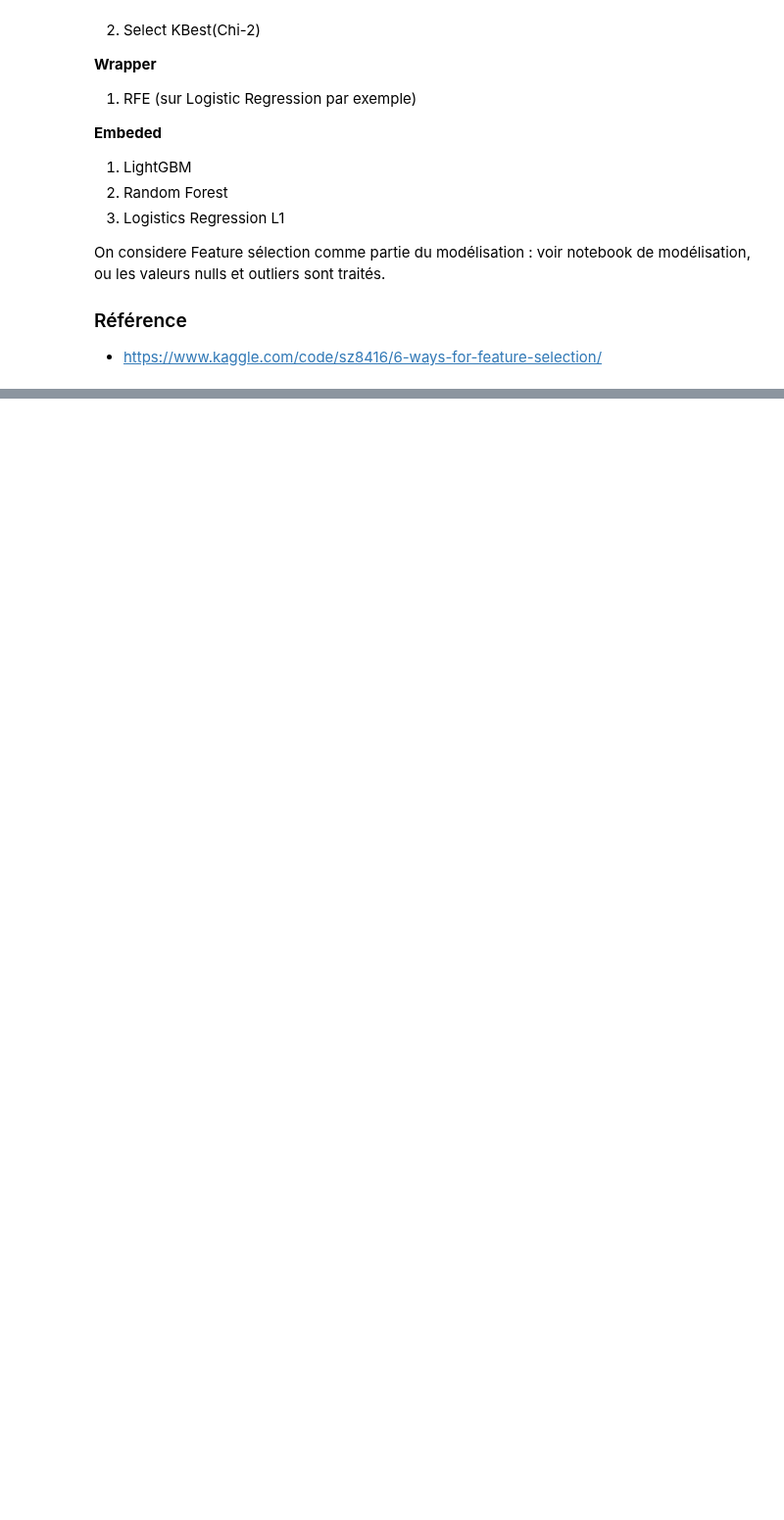
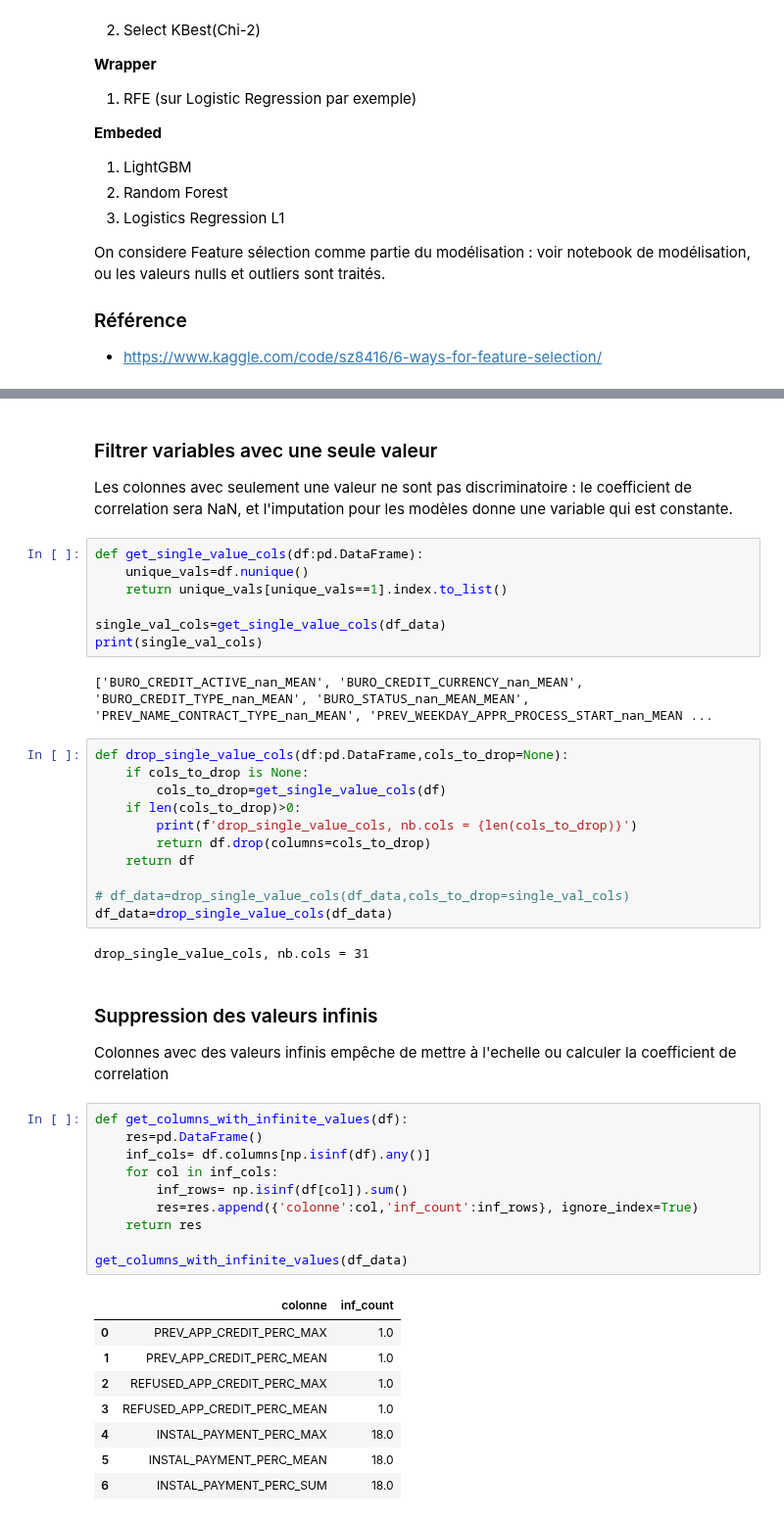
Before and after one commit to mrcreasey/oc-ds-p7-scoring-dashboard, a Jupyter notebook: code/P7_eda_nettoyage.ipynb, the cells around one changed output, grey strips where cells are left out. Shown at 98% size. Drawn from its saved outputs; the diff is of its cells as text; blank space fills up the shorter version.

```diff
--- a/code/P7_eda_nettoyage.ipynb
+++ b/code/P7_eda_nettoyage.ipynb
@@ -1080,0 +1092,49 @@ On considere Feature sélection comme partie du modélisation : voir notebook de
+# %% [markdown]
+### Filtrer variables avec une seule valeur
+
+Les colonnes avec seulement une valeur ne sont pas discriminatoire : le coefficient de correlation sera NaN, et l'imputation pour les modèles donne une variable qui est constante.
+# %%
+def get_single_value_cols(df:pd.DataFrame):
+    unique_vals=df.nunique()
+    return unique_vals[unique_vals==1].index.to_list()
+
+single_val_cols=get_single_value_cols(df_data)
+print(single_val_cols)
+# %% [output]
+['BURO_CREDIT_ACTIVE_nan_MEAN', 'BURO_CREDIT_CURRENCY_nan_MEAN', 'BURO_CREDIT_TYPE_nan_MEAN', 'BURO_STATUS_nan_MEAN_MEAN', 'PREV_NAME_CONTRACT_TYPE_nan_MEAN', 'PREV_WEEKDAY_APPR_PROCESS_START_nan_MEAN ...
+# %%
+def drop_single_value_cols(df:pd.DataFrame,cols_to_drop=None):
+    if cols_to_drop is None:
+        cols_to_drop=get_single_value_cols(df)
+    if len(cols_to_drop)>0:
+        print(f'drop_single_value_cols, nb.cols = {len(cols_to_drop)}')
+        return df.drop(columns=cols_to_drop)
+    return df
+
+# df_data=drop_single_value_cols(df_data,cols_to_drop=single_val_cols)
+df_data=drop_single_value_cols(df_data)
+# %% [output]
+drop_single_value_cols, nb.cols = 31
+# %% [markdown]
+### Suppression des valeurs infinis
+
+Colonnes avec des valeurs infinis empêche de mettre à l'echelle ou calculer la coefficient de correlation
+# %%
+def get_columns_with_infinite_values(df):
+    res=pd.DataFrame()
+    inf_cols= df.columns[np.isinf(df).any()]
+    for col in inf_cols:
+        inf_rows= np.isinf(df[col]).sum()
+        res=res.append({'colonne':col,'inf_count':inf_rows}, ignore_index=True)
+    return res
+
+get_columns_with_infinite_values(df_data)
+# %% [output]
+|  | colonne | inf_count |
+| 0 | PREV_APP_CREDIT_PERC_MAX | 1.0 |
+| 1 | PREV_APP_CREDIT_PERC_MEAN | 1.0 |
+| 2 | REFUSED_APP_CREDIT_PERC_MAX | 1.0 |
+| 3 | REFUSED_APP_CREDIT_PERC_MEAN | 1.0 |
+| 4 | INSTAL_PAYMENT_PERC_MAX | 18.0 |
+| 5 | INSTAL_PAYMENT_PERC_MEAN | 18.0 |
+| 6 | INSTAL_PAYMENT_PERC_SUM | 18.0 |
```
Also changed, not shown: parts of 6 cells of this notebook.
